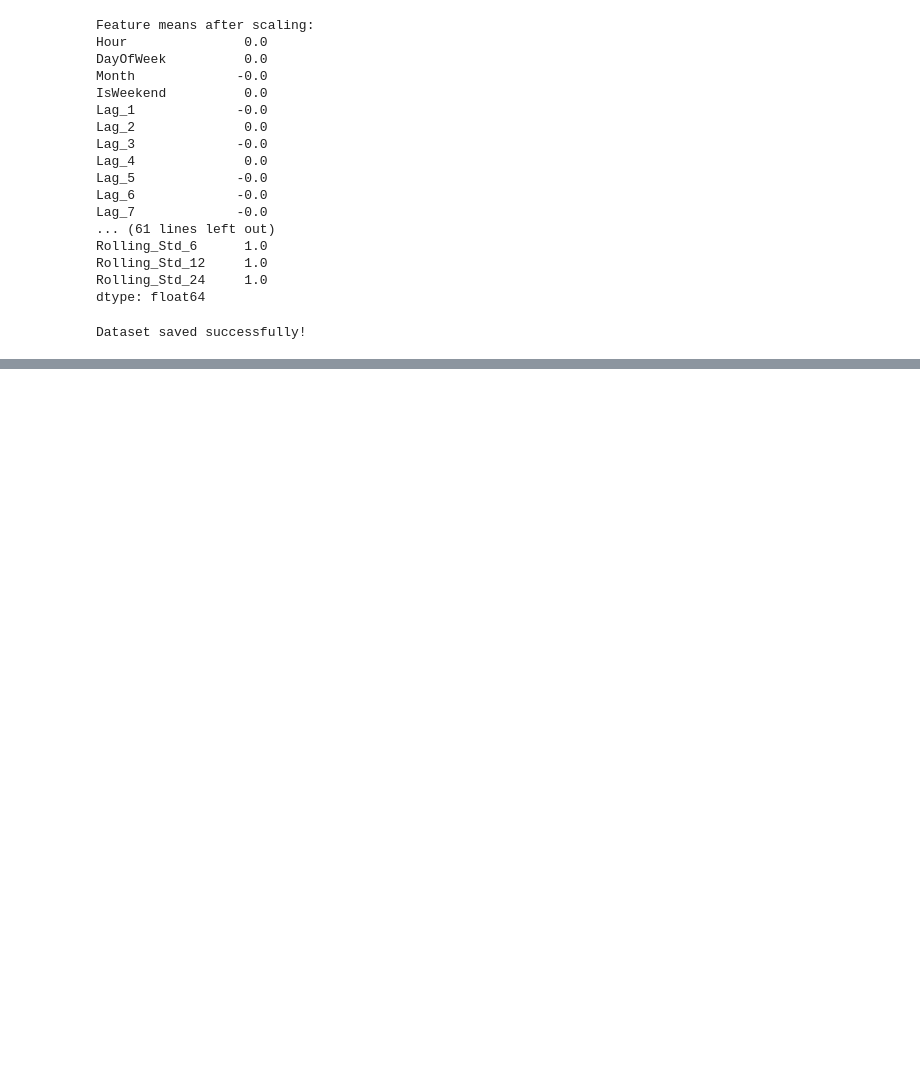
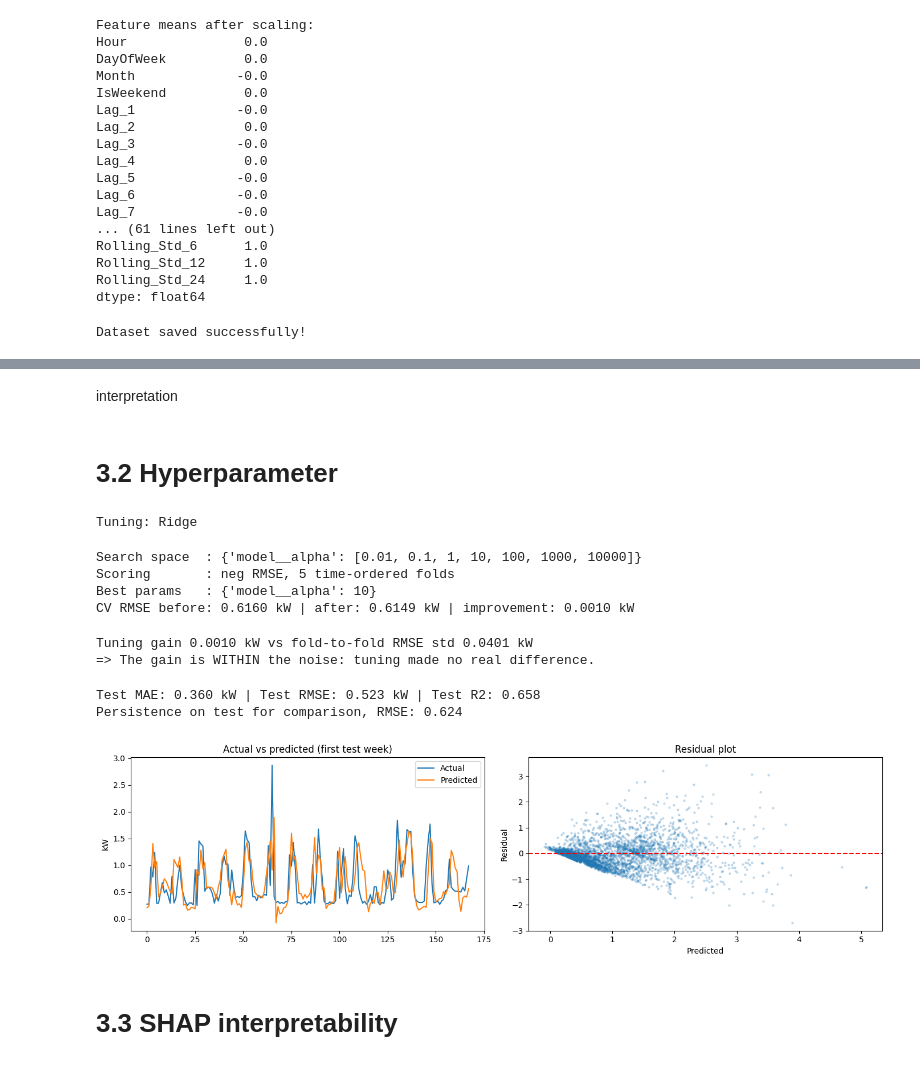
Before and after one commit to malikbennett/aai4001-household-power-forecast, a Jupyter notebook: notebooks/AAI4001_FinalProject_GroupX_IndustrialML.ipynb, the cells around one changed output, grey strips where cells are left out. Cells and saved outputs as stored; diff of their text form; code cells hidden in the pictures; blank space fills up the shorter version.

```diff
--- a/notebooks/AAI4001_FinalProject_GroupX_IndustrialML.ipynb
+++ b/notebooks/AAI4001_FinalProject_GroupX_IndustrialML.ipynb
@@ -1115,0 +1221,63 @@ Dataset saved successfully!
+# %% [markdown]
+ interpretation
+# %% [markdown]
+# **3.2 Hyperparameter**
+# %%
+best_name = [n for n in comparison.index if n in models][0]
+print('Tuning:', best_name)
+# %% [output]
+Tuning: Ridge
+# %%
+grids = {
+    'Ridge': {'model__alpha': [0.01, 0.1, 1, 10, 100, 1000, 10000]},
+    'Random Forest': {'model__max_depth': [8, 12, None], 'model__min_samples_leaf': [1, 5, 10]},
+    'Gradient Boosting': {'model__n_estimators': [100, 200], 'model__max_depth': [2, 3, 4],
+                          'model__learning_rate': [0.05, 0.1]},
+}
+# %%
+grid = GridSearchCV(make_pipe(models[best_name]), grids[best_name], cv=cv,
+                    scoring='neg_root_mean_squared_error', n_jobs=-1).fit(X_train, y_train)
+# %%
+before = comparison.loc[best_name, 'CV RMSE']
+after = -grid.best_score_
+print('Search space  :', grids[best_name])
+print('Scoring       : neg RMSE, 5 time-ordered folds')
+print('Best params   :', grid.best_params_)
+print(f'CV RMSE before: {before:.4f} kW | after: {after:.4f} kW | improvement: {before - after:.4f} kW')
+# %% [output]
+Search space  : {'model__alpha': [0.01, 0.1, 1, 10, 100, 1000, 10000]}
+Scoring       : neg RMSE, 5 time-ordered folds
+Best params   : {'model__alpha': 10}
+CV RMSE before: 0.6160 kW | after: 0.6149 kW | improvement: 0.0010 kW
+# %%
+# Is the tuning gain bigger than the fold-to-fold noise?
+noise = comparison.loc[best_name, 'RMSE std']
+gain = before - after
+print(f'Tuning gain {gain:.4f} kW vs fold-to-fold RMSE std {noise:.4f} kW')
+print('=> The gain is WITHIN the noise: tuning made no real difference.' if gain < noise
+      else '=> The gain is larger than the noise: tuning helped.')
+# %% [output]
+Tuning gain 0.0010 kW vs fold-to-fold RMSE std 0.0401 kW
+=> The gain is WITHIN the noise: tuning made no real difference.
+# %%
+# Final test score: reported ONCE
+tuned = grid.best_estimator_
+pred = tuned.predict(X_test)
+mae, rmse, r2 = mean_absolute_error(y_test, pred), np.sqrt(mean_squared_error(y_test, pred)), r2_score(y_test, pred)
+print(f'Test MAE: {mae:.3f} kW | Test RMSE: {rmse:.3f} kW | Test R2: {r2:.3f}')
+print('Persistence on test for comparison, RMSE:', round(np.sqrt(mean_squared_error(y_test, X_test['Lag_1'])), 3))
+# %% [output]
+Test MAE: 0.360 kW | Test RMSE: 0.523 kW | Test R2: 0.658
+Persistence on test for comparison, RMSE: 0.624
+# %%
+# Residual check + actual vs predicted
+fig, ax = plt.subplots(1, 2, figsize=(14, 4))
+ax[0].plot(y_test.values[:168], label='Actual'); ax[0].plot(pred[:168], label='Predicted')
+ax[0].set_title('Actual vs predicted (first test week)'); ax[0].set_ylabel('kW'); ax[0].legend()
+ax[1].scatter(pred, y_test.values - pred, alpha=0.2, s=5); ax[1].axhline(0, color='red', ls='--')
+ax[1].set_xlabel('Predicted'); ax[1].set_ylabel('Residual'); ax[1].set_title('Residual plot')
+plt.tight_layout(); plt.show()
+# %% [output]
+[figure, added]
+# %% [markdown]
+# **3.3 SHAP interpretability**
```
Also changed, not shown: parts of 22 cells of this notebook.
